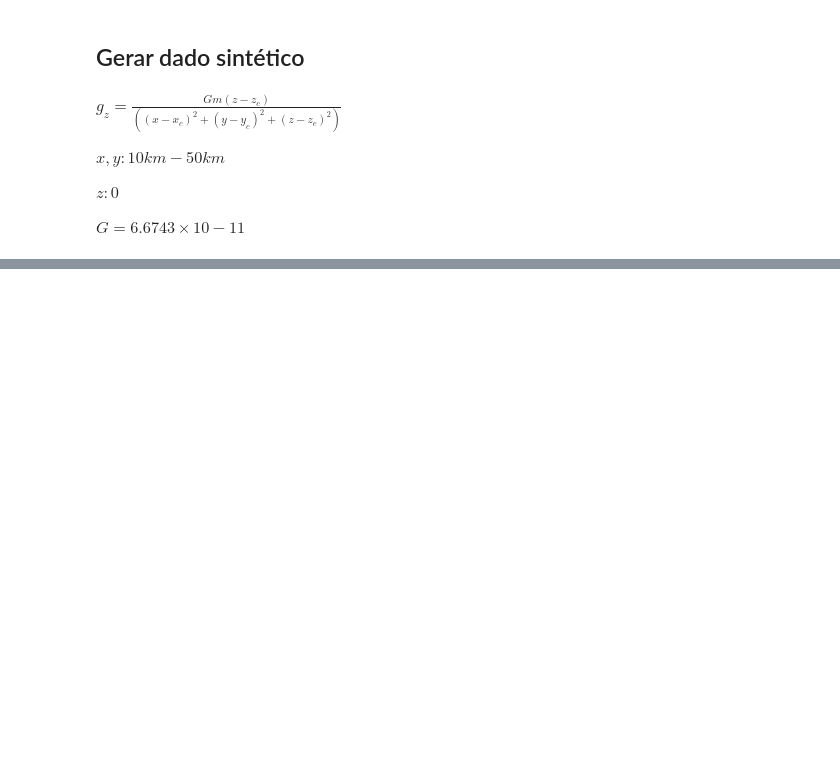
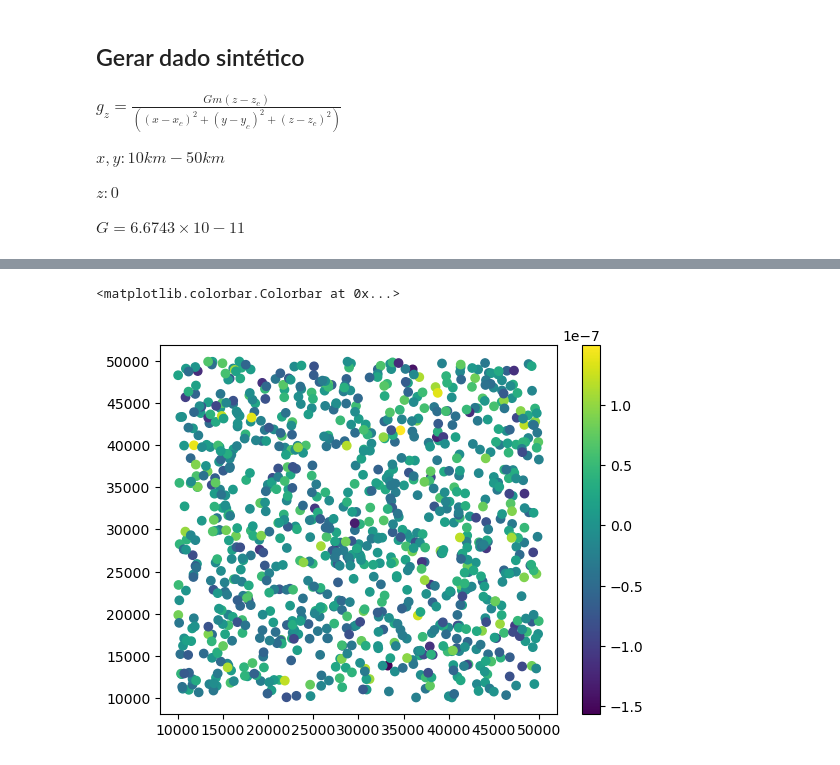
Before and after one commit to YagoMCastro/inversion-msc-2025, a Jupyter notebook: inv_grav.ipynb, the cells around one changed output, grey strips where cells are left out. Cells and saved outputs as stored; diff of their text form; code cells hidden in the pictures; blank space fills up the shorter version.

```diff
--- a/inv_grav.ipynb
+++ b/inv_grav.ipynb
@@ -51,0 +63,8 @@ g
+# %%
+
+p_inicial = np.array([23e3,25e3,-2e3,1e11])
+dados_ruido = data + np.random.default_rng().normal(0, 0.5e-7, data.size)
+p_newton, objetivo_newton = inversão_newton(p_inicial, dados_ruido, G,x,y,z)
+dados_preditos = model(G,x,y,z,*p_inicial)
+
+print(p_newton)
@@ -51,0 +100,6 @@ g
+# %%
+plt.scatter(x,y,c=dados_ruido )
+plt.colorbar()
+# %% [output]
+<matplotlib.colorbar.Colorbar at 0x...>
+[figure, added]
```
Also changed, not shown: parts of 13 cells of this notebook.
